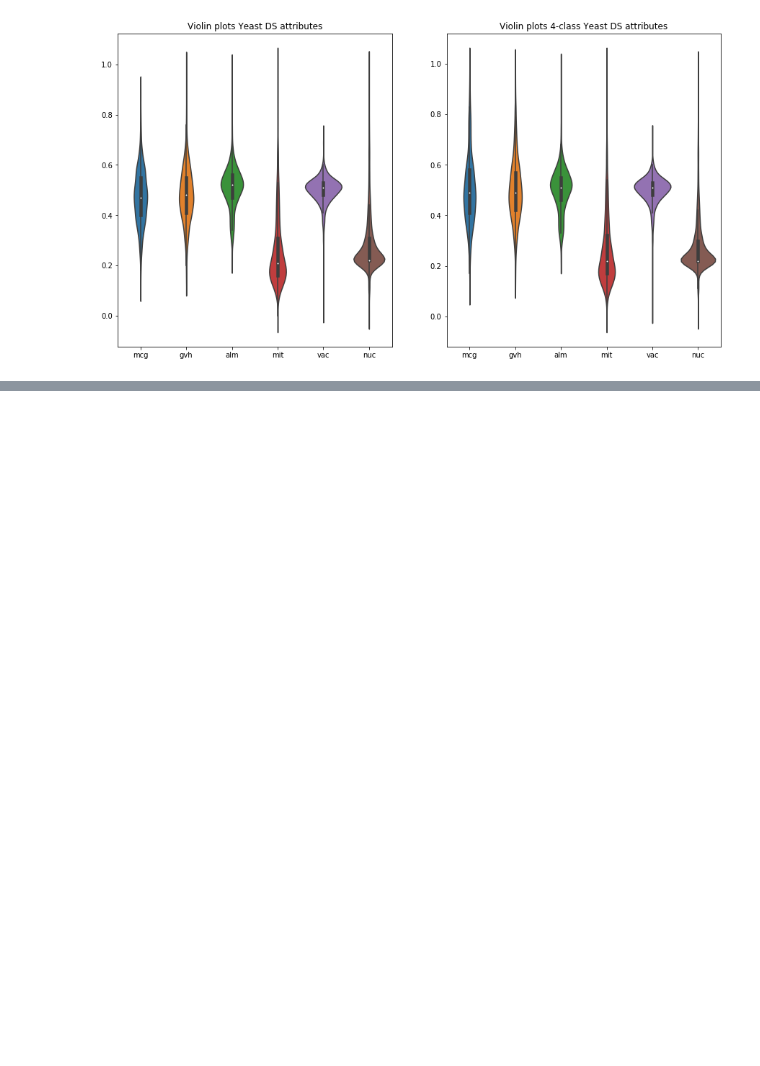
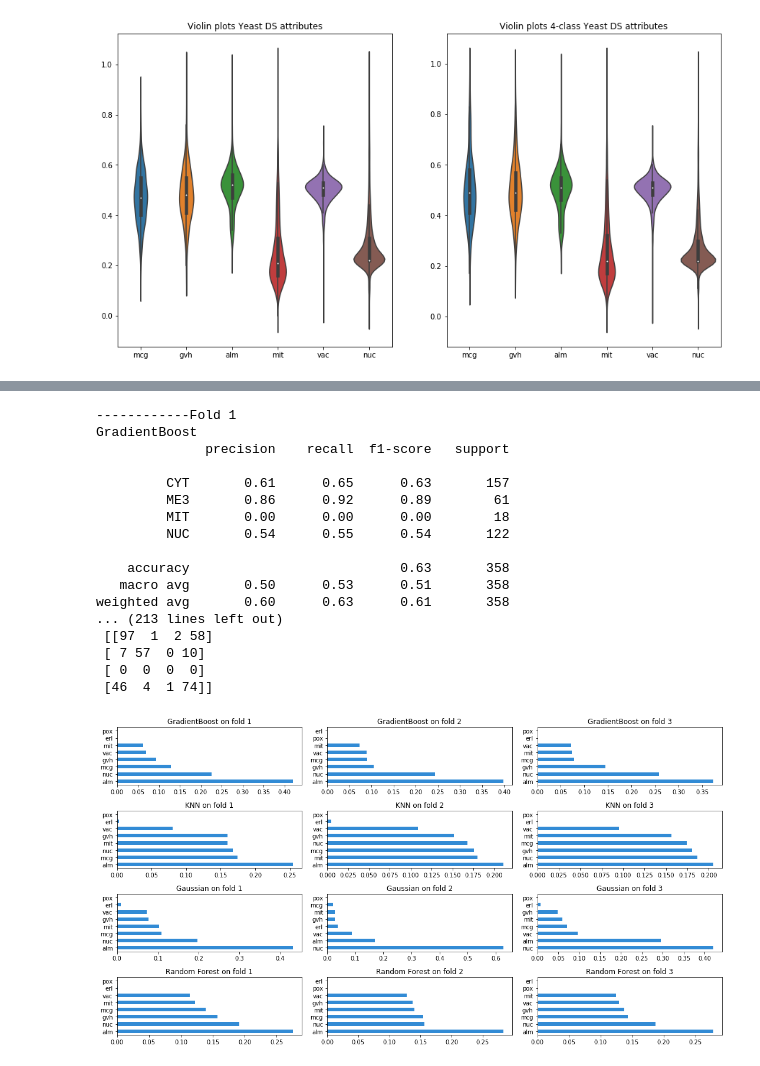
Before and after one commit to DiegoAnas/SPEML-Explainability, a Jupyter notebook: explain_skater.ipynb, the cells around one changed output, grey strips where cells are left out. Drawn from its saved outputs; the diff is of its cells as text; code cells hidden in the pictures; blank space fills up the shorter version.

```diff
--- a/explain_skater.ipynb
+++ b/explain_skater.ipynb
@@ -105,9 +97,6 @@ for train_index, test_index in kFold.split(yeastAttrib):
     modelno = 1
     train_data, train_target = yeastAttrib[train_index], yeastTarget[train_index]
     test_data, test_target = yeastAttrib[test_index], yeastTarget[test_index]
-    prediction = dummy.predict(test_data)
-    print("Dummy prediction")
-    print(classification_report(test_target, prediction))
     for model, title in zip(models, titles):
         clf = model.fit(train_data, train_target)
         prediction = clf.predict(test_data)
@@ -176,0 +193,65 @@ TypeError: __init__() got an unexpected keyword argument 'feature_names'
+# %%
+fold = 1
+fig, axs = plt.subplots(len(models), kFold.n_splits)
+for train_index, test_index in kFold.split(yeastAttrib):
+    print(f"------------"
+          f"Fold {fold}")
+    modelno = 1
+    train_data, train_target = yeastAttrib[train_index], yeastTarget[train_index]
+    test_data, test_target = yeastAttrib[test_index], yeastTarget[test_index]
+    for model, title in zip(models, titles):
+        clf = model.fit(train_data, train_target)
+        prediction = clf.predict(test_data)
+        print(f"{title}")
+        print(classification_report(test_target, prediction))
+        print(f"Confusion Matrix: \n {confusion_matrix(test_target, prediction)}")
+
+        ax = axs[modelno - 1, fold - 1]
+        interpreter = Interpretation(test_data, feature_names=featureNames[1:9])
+        # model_no_proba = InMemoryModel(model.predict, examples=test_data, unique_values=model.classes_)
+        pyint_model = InMemoryModel(model.predict_proba, examples=test_data,
+                                    target_names=["CYT", "ME3", "MIT", "NUC"])
+        interpreter.feature_importance.plot_feature_importance(pyint_model, ascending=False, ax=ax,
+                                                               progressbar=False)
+        ax.set_title(f"{title} on fold {fold}")
+        print("\n")
+
+        ## To avoid clutter I only produce plots for gradient boosting and one fold only
+        #if (fold==2 and modelno==1):
+            # Plot PDPs of variable "alm" since it is the most important feature, for 3 of the 4 models
+                ## Not for Gaussian Naive bayes tho, explain that
+            # for other variables just change the name
+            # for other models just change the number
+#             interpreter.partial_dependence.plot_partial_dependence(["alm"], pyint_model, grid_resolution=30, with_variance=True)
+            # PDP interaction between two variables, for each class
+#             interpreter.partial_dependence.plot_partial_dependence([("nuc", "mit")], pyint_model, grid_resolution=10)
+#             surrogate_explainer = interpreter.tree_surrogate(feature_names= featureNames[1:9],
+#                                            class_names=["CYT", "ME3", "MIT", "NUC"], seed=5)
+#             y_hat_train = model.predict(train_data)
+#             y_hat = models['gb'].predict(test_data)
+
+
+        # couldnt figure how to put it into one subplot, since it plots directly
+        modelno += 1
+    fold += 1
+plt.rcParams["figure.figsize"] = (30,30)
+plt.tight_layout()
+# %% [output]
+------------Fold 1
+GradientBoost
+              precision    recall  f1-score   support
+
+         CYT       0.61      0.65      0.63       157
+         ME3       0.86      0.92      0.89        61
+         MIT       0.00      0.00      0.00        18
+         NUC       0.54      0.55      0.54       122
+
+    accuracy                           0.63       358
+   macro avg       0.50      0.53      0.51       358
+weighted avg       0.60      0.63      0.61       358
+... (213 lines left out)
+ [[97  1  2 58]
+ [ 7 57  0 10]
+ [ 0  0  0  0]
+ [46  4  1 74]]
+[figure, added]
```
Also changed, not shown: parts of 7 cells of this notebook.
